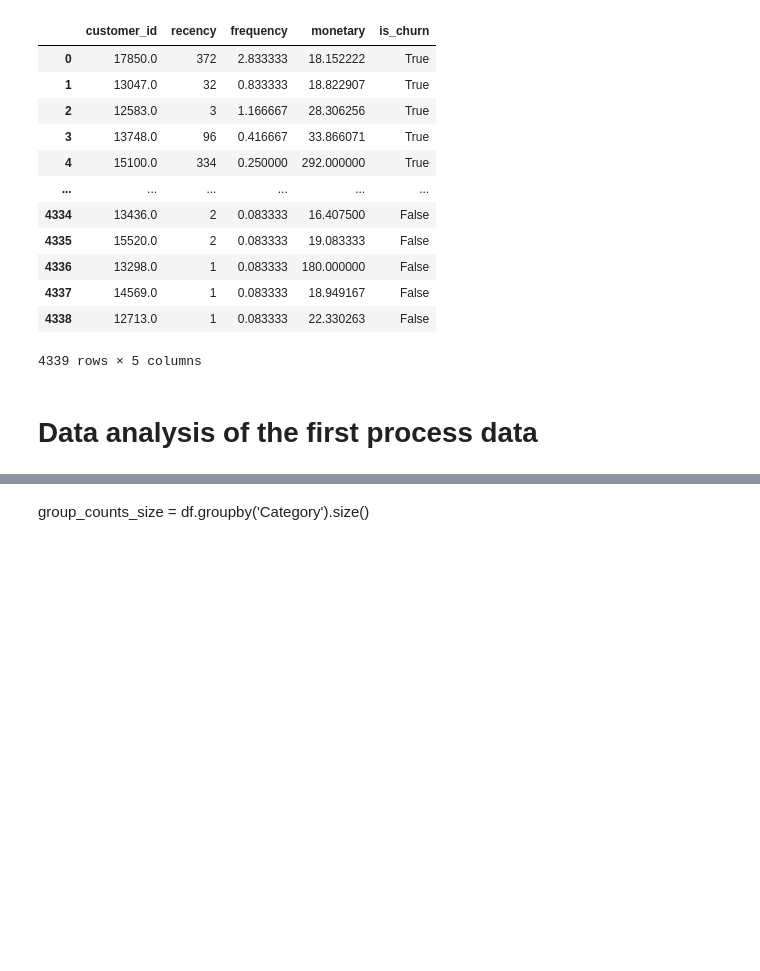
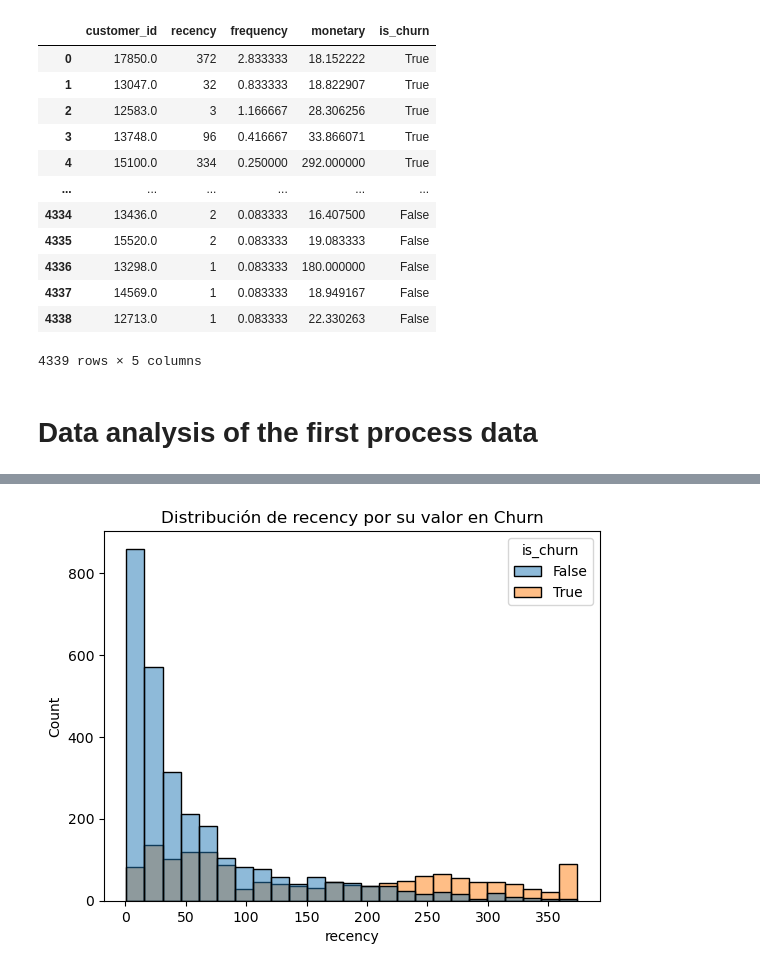
Before and after one commit to ErickMMuniz/model-churn-for-retails-using-mlops-stack, a Jupyter notebook: notebooks/EDA for process data.ipynb, the cells around one changed output, grey strips where cells are left out. Cells and saved outputs as stored; diff of their text form; code cells hidden in the pictures; blank space fills up the shorter version.

```diff
--- a/notebooks/EDA for process data.ipynb
+++ b/notebooks/EDA for process data.ipynb
@@ -97,3 +97,10 @@ True     0.655681
 dtype: float64
-# %% [markdown]
-group_counts_size = df.groupby('Category').size()
+# %%
+import seaborn as sns
+import matplotlib.pyplot as plt
+
+sns.histplot(data=df, x='recency', hue='is_churn')
+plt.title('Distribución de recency por su valor en Churn')
+plt.show()
+# %% [output]
+[figure, added]
```
Also changed, not shown: parts of 8 cells of this notebook, 7 other files.
